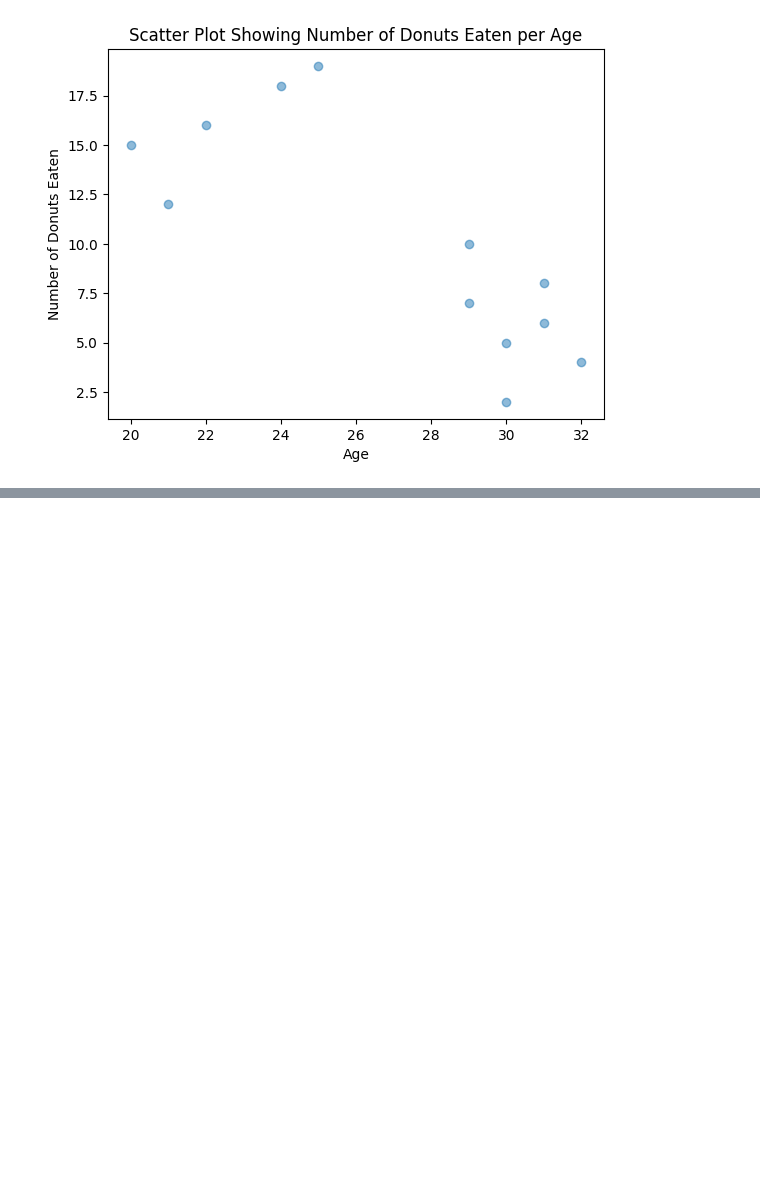
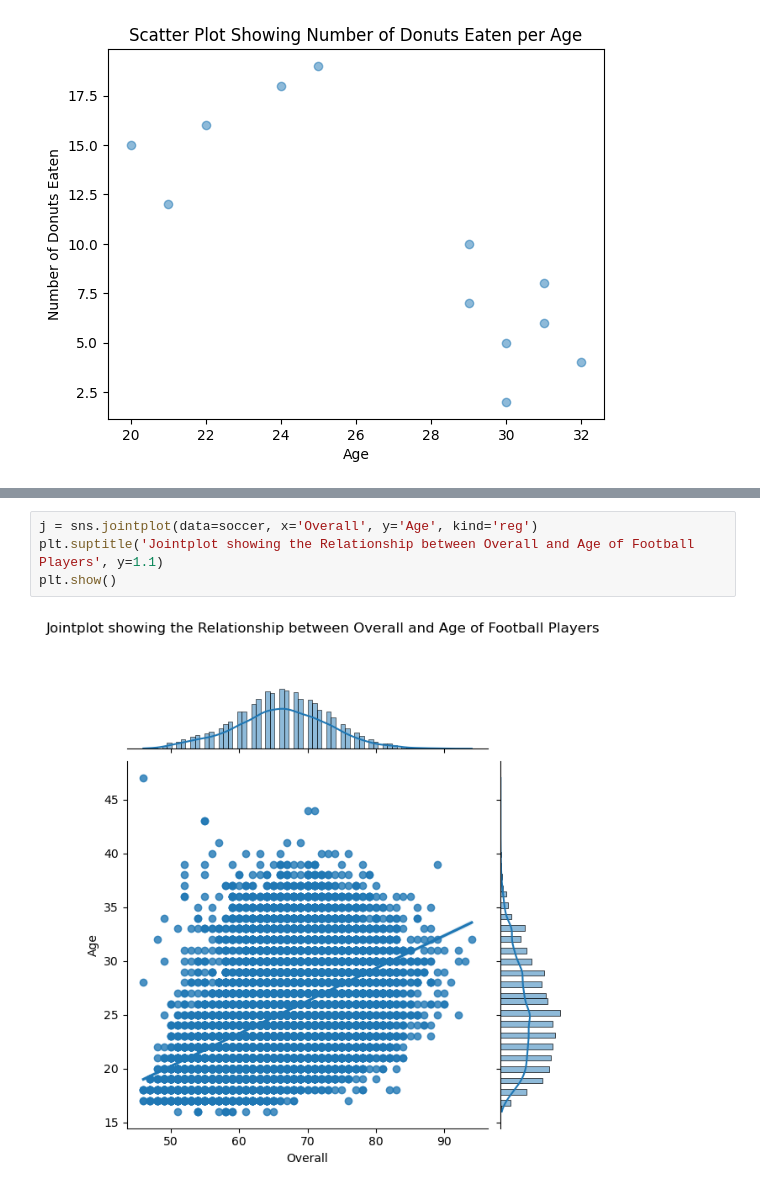
Before and after one commit to Chessington1/Data-Science-notebooks-, a Jupyter notebook: DS course/Plots trials.ipynb, the cells around one changed output, grey strips where cells are left out. Drawn from its saved outputs; the diff is of its cells as text; blank space fills up the shorter version.

```diff
--- a/DS course/Plots trials.ipynb
+++ b/DS course/Plots trials.ipynb
@@ -112,0 +220,6 @@ plt.show()
+# %%
+j = sns.jointplot(data=soccer, x='Overall', y='Age', kind='reg')
+plt.suptitle('Jointplot showing the Relationship between Overall and Age of Football Players', y=1.1)
+plt.show()
+# %% [output]
+[figure, added]
```
Also changed, not shown: parts of 17 cells of this notebook.
